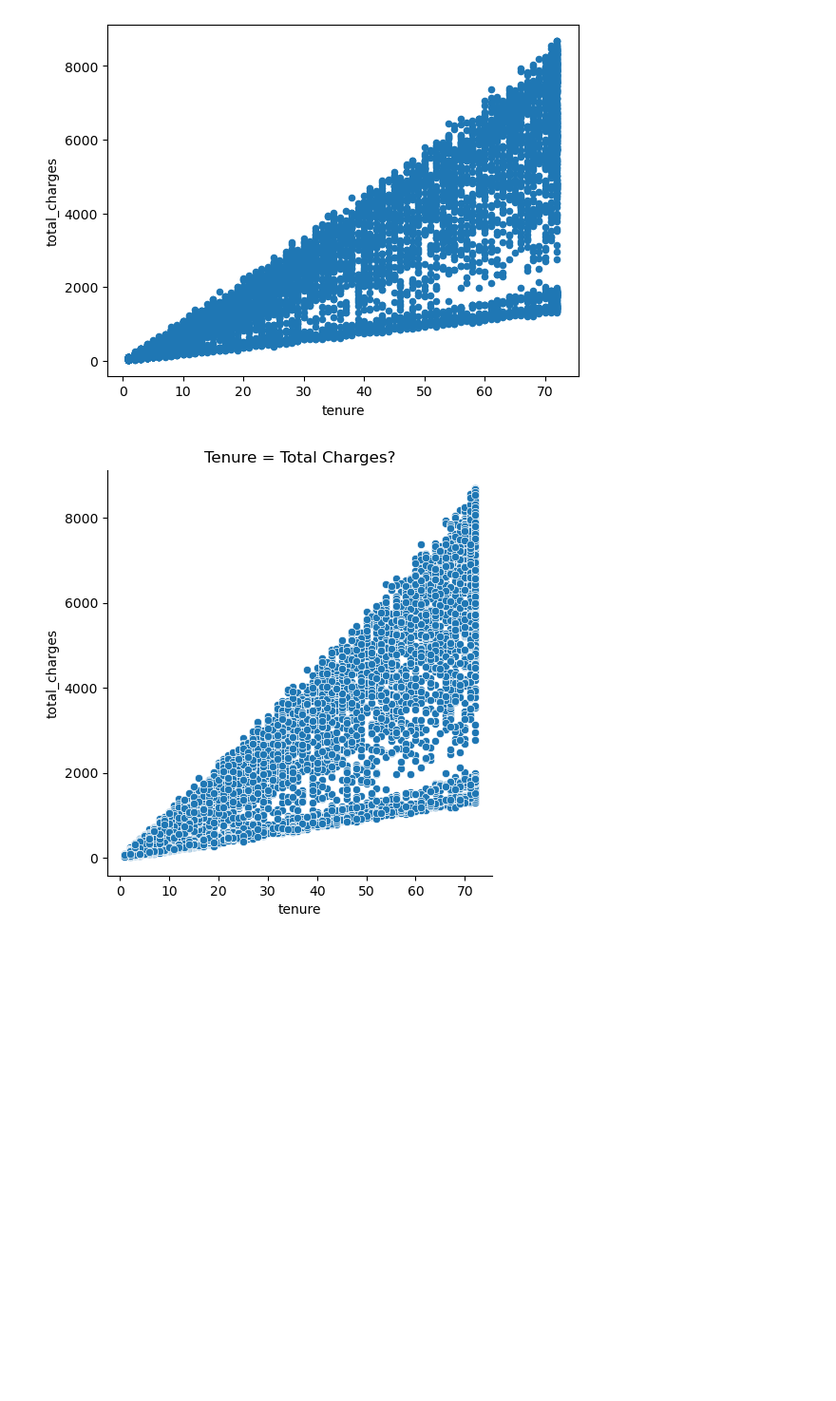
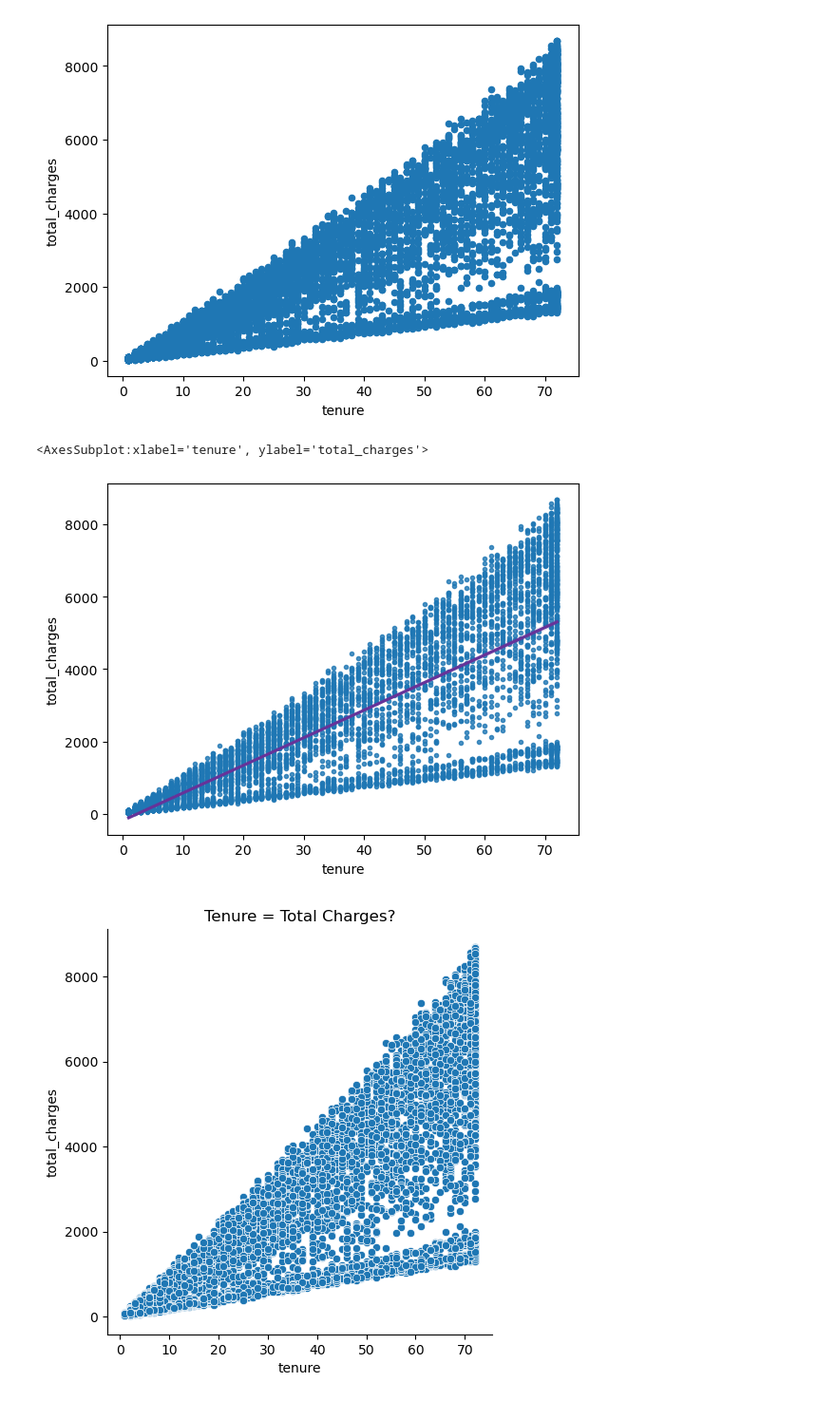
Before and after one commit to manuelparra1/statistics-exercises, a Jupyter notebook: hypothesis_testing.ipynb, the cells around one changed output. Shown at 95% size. Drawn from its saved outputs; the diff is of its cells as text; code cells hidden in the pictures; blank space fills up the shorter version.

```diff
--- a/hypothesis_testing.ipynb
+++ b/hypothesis_testing.ipynb
@@ -510,6 +709,11 @@ telco.plot.scatter(y='total_charges', x='tenure')
 # %% [output]
 <AxesSubplot:xlabel='tenure', ylabel='total_charges'>
 [figure]
+# %%
+sns.regplot(x='tenure', y='total_charges', data=telco, marker='.', line_kws={'color':'rebeccapurple'})
+# %% [output]
+<AxesSubplot:xlabel='tenure', ylabel='total_charges'>
+[figure, added]
 # %%
 sns.relplot(data=telco, x=telco['tenure'], y=telco['total_charges'])
 
```
Also changed, not shown: parts of 120 cells of this notebook.
